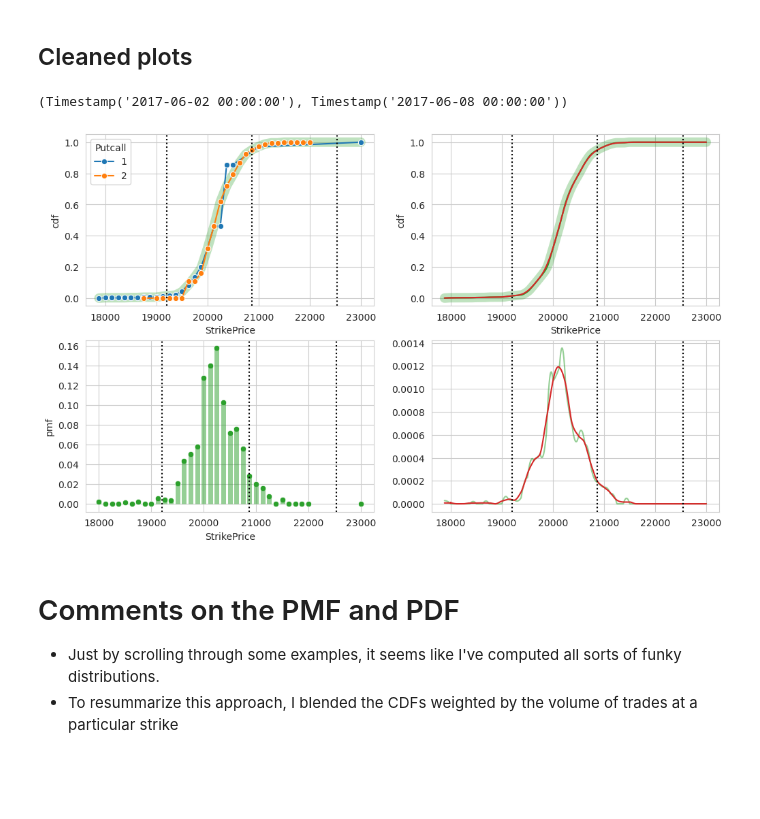
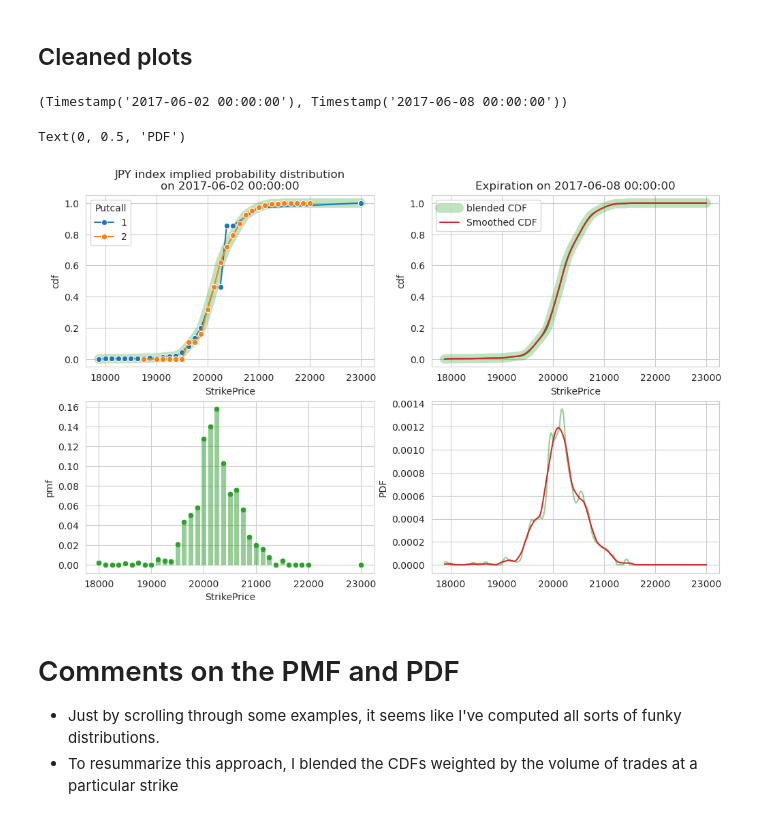
Before and after one commit to FlyingCurryMonster/JPY-equities, a Jupyter notebook: implied-probability-distributions.ipynb, the cells around one changed output. Cells and saved outputs as stored; diff of their text form; code cells hidden in the pictures; blank space fills up the shorter version.

```diff
--- a/implied-probability-distributions.ipynb
+++ b/implied-probability-distributions.ipynb
@@ -339,19 +379,12 @@ options['Close_sm']=options.groupby(indices, group_keys=False).Close_iso.apply(s
 print('Close_sm runtime', time()-t0, 's')
 
 ### Calculate the bull spreads (premium at strike K+1 - premium at strike K-1) ###
-options['bull'] = bullSpread_pdgroupby(options['Close_iso'].groupby(indices, group_keys=False))
-options['bull_sm'] =bullSpread_pdgroupby(options['Close_sm'].groupby(indices, group_keys=False))
+options['bull'] = bullSpread_pdgroupby(options['Close_iso'].groupby(indices))
 
-# Compute the derivatives
 options['K'] = options.index.get_level_values('StrikePrice')
 options['dK']=bullSpread_pdgroupby(options['K'].groupby(indices, group_keys=False))
 
 options['slope'] = options['bull']/(options['dK'])
-options['slope_sm'] = options['bull_sm']/options['dK']
-
-# Compute the CDFs from the slope
-# pdf from calls is slope + 1, pdf from puts is just slope + 0
-# the Putcall_encoder is 1 for puts, and 0 for calls
 options['cdf']= options['slope'] + (options['Putcall_encoder']==False)
 
 # Denoise the CDF with isotonic regression
@@ -553,42 +586,46 @@ dydx = center_dydx(x_samp, y_samp)
 
 
 y_sm = savgol_filter(y_data,  3, polyorder=1)
 interp_sm = PchipInterpolator(x_data, y_sm)
 y_sm_samp = interp_sm(x_samp)
 y_sm_samp = savgol_filter(y_samp, int(50), 1)
 dysm_dx =  center_dydx(x_samp, y_sm_samp)
 
 fig, ax = plt.subplots(2,2,figsize = (8*1.5,6*1.2) )
-
+ax[0, 0].set_title(f'JPY index implied probability distribution\non {example[0]}')
+ax[0, 1].set_title(f'Expiration on {example[1]}')
 
 # AXES[0,0] CDF blending
 sns.lineplot(imp_df, x='StrikePrice', y='cdf', ax=ax[0, 0], color = 'tab:green', linewidth = 10,alpha =0.3)
 sns.lineplot(df, x = 'StrikePrice', y = 'cdf_iso_weighted', marker = 'o', ax=ax[0, 0], **plot_args)
 
 # AXES[1, 0]
 sns.scatterplot(imp_df, x = 'StrikePrice', y='pmf', ax = ax[1, 0], alpha = 1, color='tab:green')
 for i, row in imp_df.iterrows():
     ax[1, 0].vlines(row['K'], 0, row['pmf'], alpha =0.5, linewidth = 5, color = 'tab:green')
 
 # AXES[0,1]
-sns.lineplot(interp_df, x='StrikePrice', y='cdf', ax=ax[0, 1], color = 'tab:green', linewidth = 10,alpha =0.3)
+sns.lineplot(interp_df, x='StrikePrice', y='cdf', ax=ax[0, 1], color = 'tab:green', label='blended CDF', linewidth = 10,alpha =0.3)
 ax[0, 1].plot(x_samp, y_samp, color='tab:green')
-ax[0, 1].plot(x_samp, y_sm_samp, color = 'tab:red')
+ax[0, 1].plot(x_samp, y_sm_samp, color = 'tab:red', label='Smoothed CDF')
+ax[0, 1].legend()
 
 # AXES[1, 1]
 ax[1,1].plot(x_samp[1:], dydx, color='tab:green', alpha = 0.5)
 ax[1,1].plot(x_samp[1:], dysm_dx, color='tab:red')
 
+ax[1,1].set_ylabel('PDF')
 
 # Annotations
-for axe in ax:
-    for a in axe:
-        for percentile in [0.92, 1, 1.08]:
-            # print(df['UnderlyingClose'].iloc[0]*percentile)
-            a.axvline(df['UnderlyingClose'].iloc[0]*percentile, color = 'k', linestyle = ':')
+# for axe in ax:
+#     for a in axe:
+#         for percentile in [0.92, 1, 1.08]:
+#             # print(df['UnderlyingClose'].iloc[0]*percentile)
+#             a.axvline(df['UnderlyingClose'].iloc[0]*percentile, color = 'k', linestyle = ':')
 # %% [output]
 (Timestamp('2017-06-02 00:00:00'), Timestamp('2017-06-08 00:00:00'))
+Text(0, 0.5, 'PDF')
-[figure, old version]
+[figure, new version]
 # %% [markdown]
 # Comments on the PMF and PDF
 * Just by scrolling through some examples, it seems like I've computed all sorts of funky distributions.
```
Also changed, not shown: parts of 9 cells of this notebook, 2 other files.
